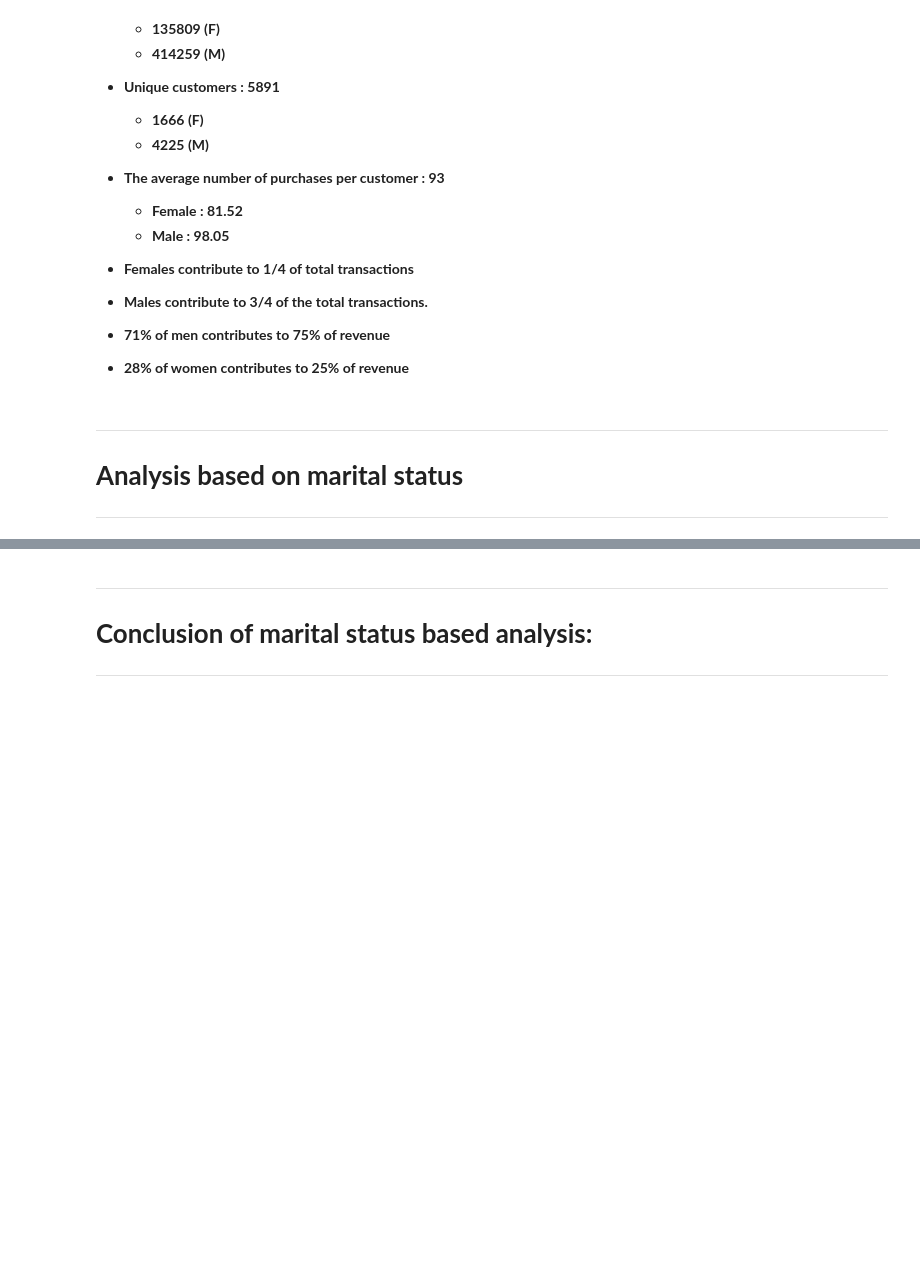
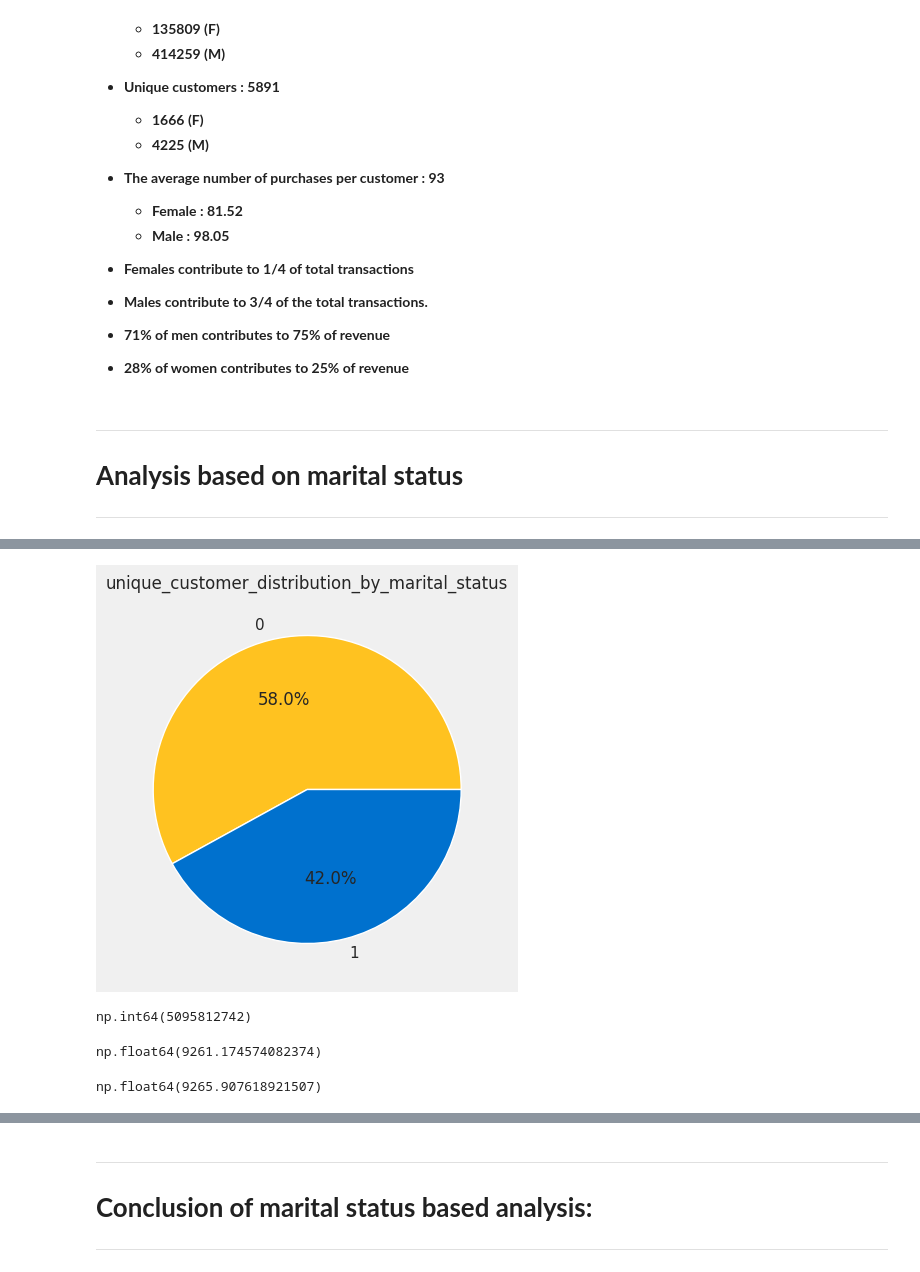
Before and after one commit to RichaGaharwar/Walmart---Confidence-Interval-CLT, a Jupyter notebook: Walmart_Confidence_Interval_&_CLT.ipynb, the cells around one changed output, grey strips where cells are left out. Drawn from its saved outputs; the diff is of its cells as text; code cells hidden in the pictures; blank space fills up the shorter version.

```diff
--- a/Walmart_Confidence_Interval_&_CLT.ipynb
+++ b/Walmart_Confidence_Interval_&_CLT.ipynb
@@ -1300,0 +1315,4 @@ Using the sample of female customers you will calculate the interval within whic
+# %%
+unique_customers = walmart['User_ID'].groupby(walmart['Marital_Status']).nunique().reset_index()
+unique_married_customers = unique_customers[unique_customers['Marital_Status']=='1']
+unique_single_customers = unique_customers[unique_customers['Marital_Status']=='0']
@@ -1300,0 +1358,19 @@ Using the sample of female customers you will calculate the interval within whic
+# %%
+plt.figure(figsize=(10,5), facecolor='#F0F0F0')
+plt.pie(x=unique_customers['User_ID'], labels=unique_customers['Marital_Status'], colors=['#FFC220', '#0071CE'], autopct='%1.1f%%')
+plt.title('unique_customer_distribution_by_marital_status')
+plt.show()
+# %% [output]
+[figure, added]
+# %%
+walmart['Purchase'].sum()
+# %% [output]
+np.int64(5095812742)
+# %%
+walmart[walmart['Marital_Status']==1]['Purchase'].mean()
+# %% [output]
+np.float64(9261.174574082374)
+# %%
+walmart[walmart['Marital_Status']==0]['Purchase'].mean()
+# %% [output]
+np.float64(9265.907618921507)
```
Also changed, not shown: parts of 62 cells of this notebook.
